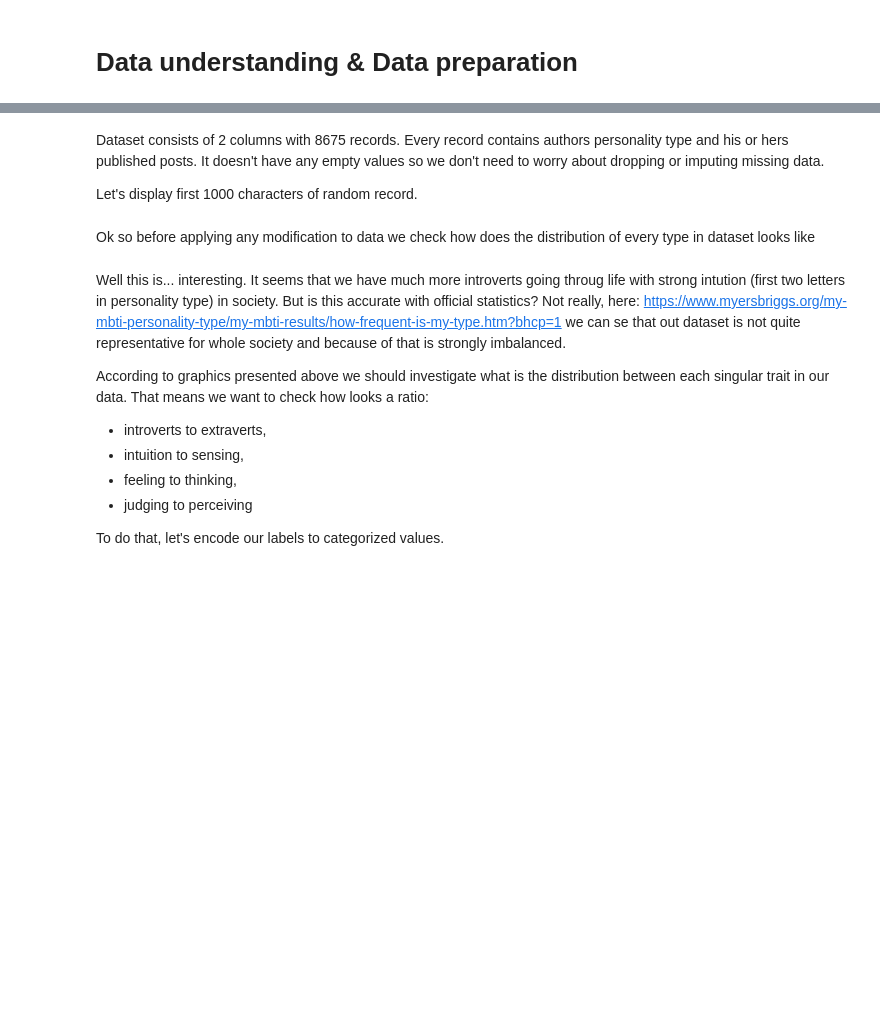
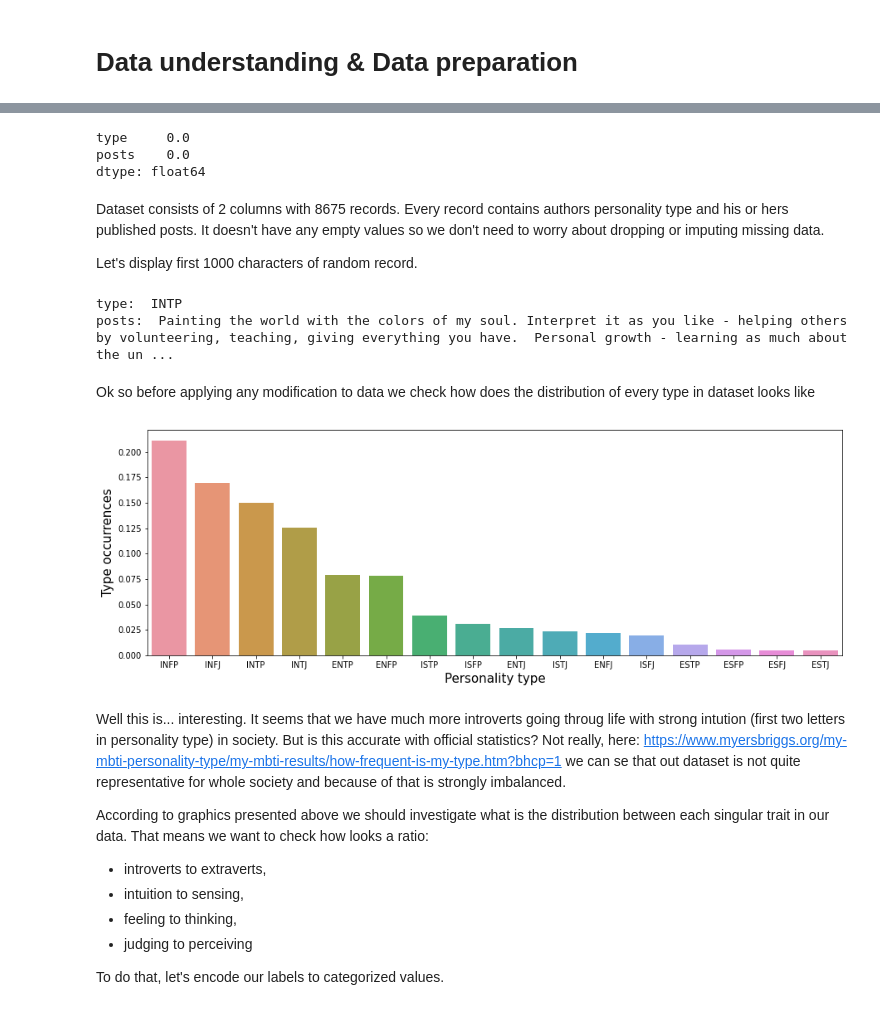
Before and after one commit to aoless/data-science-blog-post, a Jupyter notebook: Personality prediction.ipynb, the cells around one changed output, grey strips where cells are left out. Saved outputs shown, nothing was run; the diff lists cells and outputs as text; code cells hidden in the pictures; blank space fills up the shorter version.

```diff
--- a/Personality prediction.ipynb
+++ b/Personality prediction.ipynb
@@ -41,5 +52,5 @@ from sklearn.svm import LinearSVC
 # load and display data
 pd.options.display.max_colwidth = 100
 
-data_df = pd.read_csv("../input/mbti-type/mbti_1.csv")
+data_df = pd.read_csv("mbti_1.csv")
 data_df
@@ -46,6 +71,10 @@ data_df
 # %%
 # check if there are missing values
 data_df.isna().mean()
+# %% [output]
+type     0.0
+posts    0.0
+dtype: float64
 # %% [markdown]
 Dataset consists of 2 columns with 8675 records. Every record contains authors personality type and his or hers published posts. It doesn't have any empty values so we don't need to worry about dropping or imputing missing data.
 
@@ -53,24 +82,29 @@ Let's display first 1000 characters of random record.
 # %%
 random_record = data_df.loc[42]["type"], data_df.loc[42]["posts"]
 print("type: ", random_record[0], "\nposts: ", random_record[1][:1000])
+# %% [output]
+type:  INTP
+posts:  Painting the world with the colors of my soul. Interpret it as you like - helping others by volunteering, teaching, giving everything you have.  Personal growth - learning as much about the un ...
 # %% [markdown]
 Ok so before applying any modification to data we check how does the distribution of every type in dataset looks like
 # %%
 def plot_dist(data_dist, save_fig=False):
     """
     Plots seaborn barplot
     args: data_dist is a dictionary with trait name as key and it's occurences as value
-          save_fig is boolean incitacing if figure should be saved as png file
+          save_fig is boolean indicating if figure should be saved as png file
     """
     fig = plt.figure(figsize=(15,5))
     sns.barplot(data_dist.index, data_dist.values)
     plt.ylabel('Type occurrences', fontsize=15)
     plt.xlabel('Personality type', fontsize=15)
 
     if save_fig:
         fig.savefig('distribution.png')
 
 plot_dist(data_df["type"].value_counts(normalize=True), save_fig=True)
+# %% [output]
+[figure, added]
 # %% [markdown]
 Well this is... interesting. It seems that we have much more introverts going throug life with strong intution (first two letters in personality type) in society. But is this accurate with official statistics? Not really, here: https://www.myersbriggs.org/my-mbti-personality-type/my-mbti-results/how-frequent-is-my-type.htm?bhcp=1 we can se that out dataset is not quite representative for whole society and because of that is strongly imbalanced.
 
```
Also changed, not shown: parts of 20 cells of this notebook.
